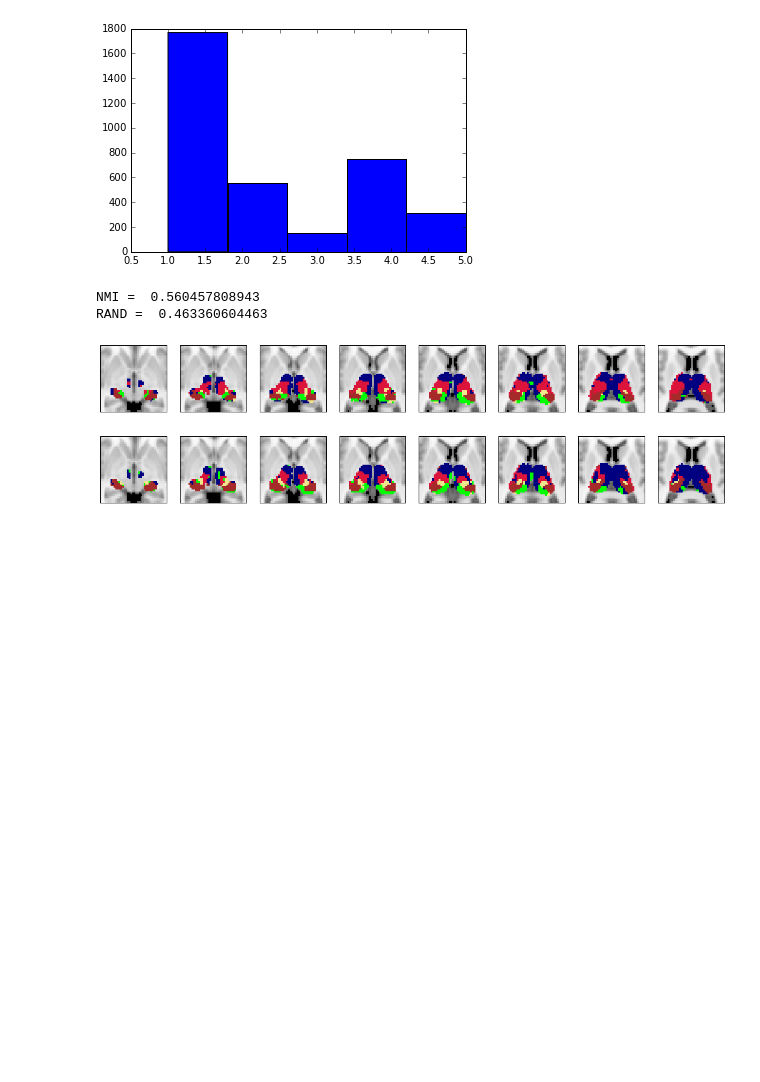
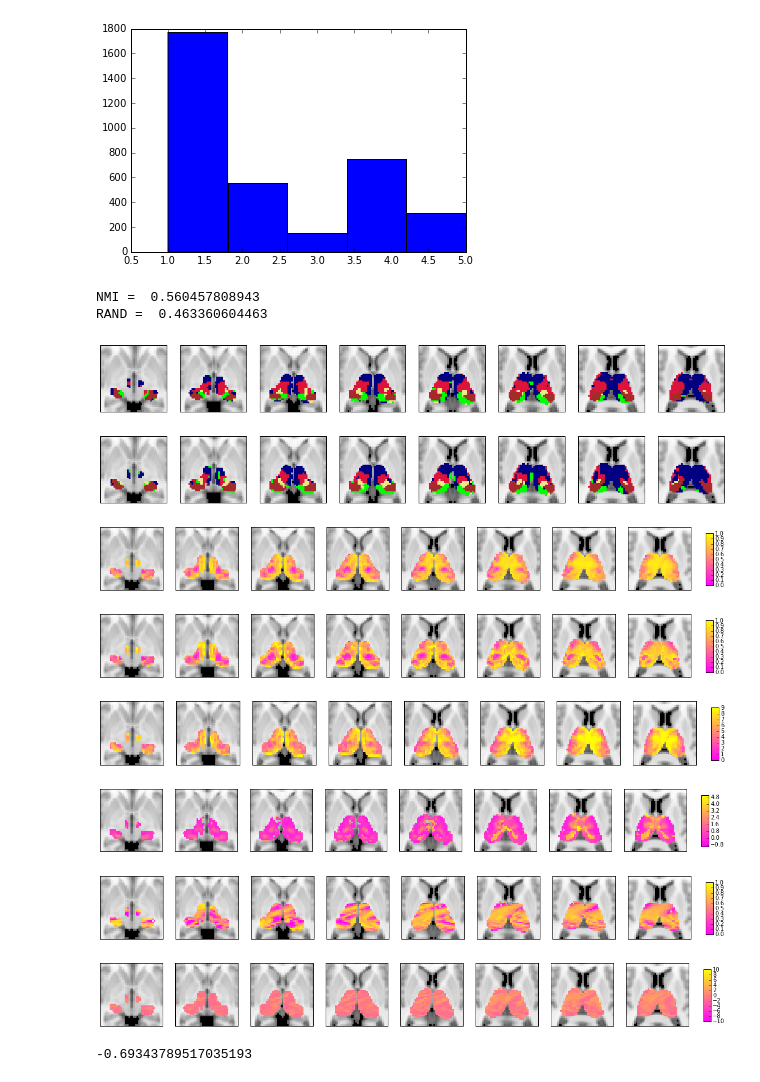
Before and after one commit to kaihwang/FuncParcel, a Jupyter notebook: Visualize Parcellation.ipynb, the cells around one changed output. Saved outputs shown, nothing was run; the diff lists cells and outputs as text; code cells hidden in the pictures; blank space fills up the shorter version.

```diff
--- a/Visualize Parcellation.ipynb
+++ b/Visualize Parcellation.ipynb
@@ -139,0 +177,25 @@ visualize_parcellation(MGH_CortexCIs, cmap)
+# %%
+Tha_PCs = pickle.load(open('/home/despoB/kaihwang/bin/FuncParcel/Data/MGH_Tha_PCs', "rb"))
+Tha_BNWR = pickle.load(open('/home/despoB/kaihwang/bin/FuncParcel/Data/MGH_Tha_BNWR', "rb"))
+Tha_NNC = pickle.load(open('/home/despoB/kaihwang/bin/FuncParcel/Data/MGH_NNCs', "rb"))
+Tha_WMD = pickle.load(open('/home/despoB/kaihwang/bin/FuncParcel/Data/MGH_Tha_WMDs', "rb"))
+within_Tha_PCs = pickle.load(open('/home/despoB/kaihwang/bin/FuncParcel/Data/NKI_within_Tha_PCs', "rb"))
+within_Tha_WMD = pickle.load(open('/home/despoB/kaihwang/bin/FuncParcel/Data/NKI_within_Tha_WMDs', "rb"))
+
+visualize_nodal_property(Tha_PCs[320:]/13.5, 0, 1)
+visualize_nodal_property(Tha_BNWR[320:]/15, 0, 1)
+visualize_nodal_property(Tha_NNC[320:]/15, 0, 9)
+visualize_nodal_property(Tha_WMD[320:]/15, -1, 5)
+visualize_nodal_property(within_Tha_PCs[320:]/13.5, 0, 1)
+visualize_nodal_property(within_Tha_WMD[320:]/13.5,-10, 10)
+# %% [output]
+[figure, added]
+[figure, added]
+[figure, added]
+[figure, added]
+[figure, added]
+[figure, added]
+# %%
+min(Tha_WMD/15)
+# %% [output]
+-0.69343789517035193
```
Also changed, not shown: parts of 1 cell of this notebook, 1 other file.
